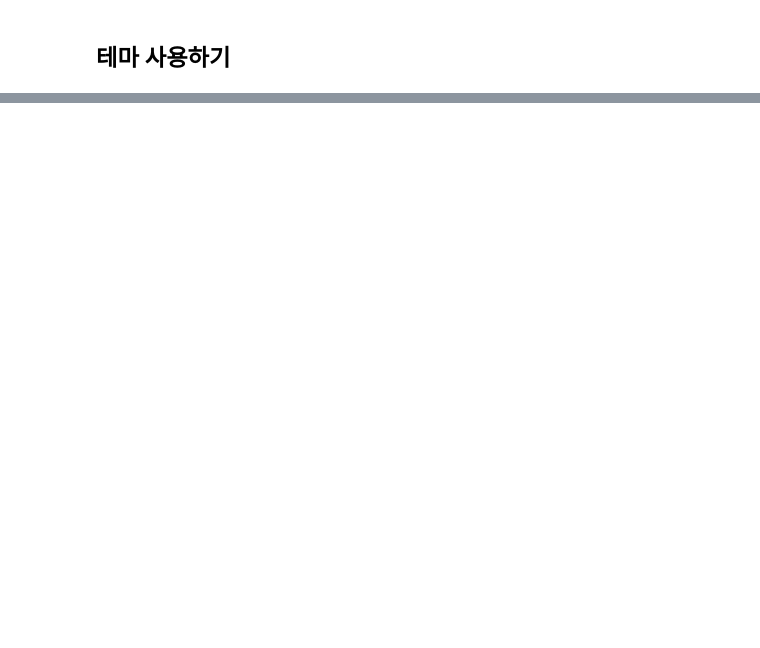
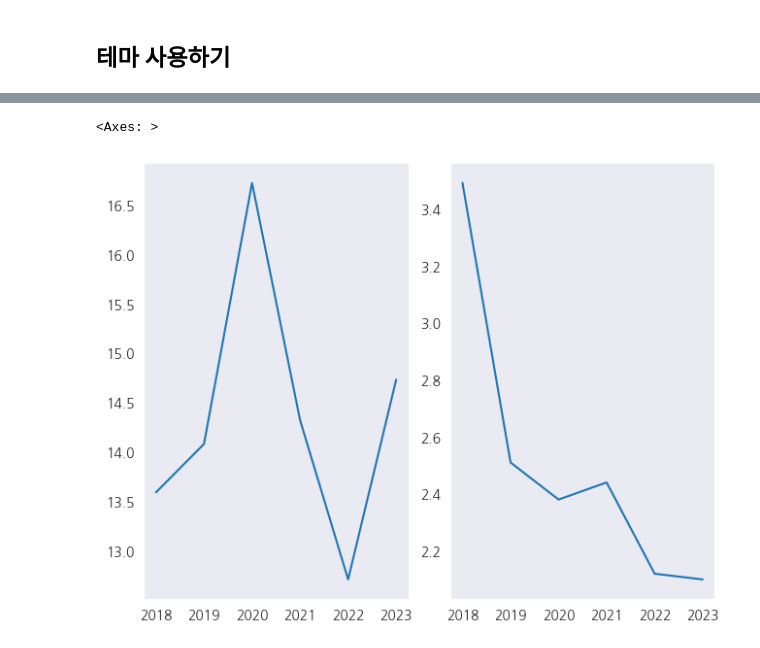
Before and after one commit to moonwonkim-a/Sesac, a Jupyter notebook: 12_pandas/data_visualizatio/0-1_seaborn.ipynb, the cells around one changed output, grey strips where cells are left out. Saved outputs shown, nothing was run; the diff lists cells and outputs as text; code cells hidden in the pictures; blank space fills up the shorter version.

```diff
--- a/12_pandas/data_visualizatio/0-1_seaborn.ipynb
+++ b/12_pandas/data_visualizatio/0-1_seaborn.ipynb
@@ -44,0 +66,8 @@ AttributeError: 'str' object has no attribute 'items'
+# %%
+fig, (ax1, ax2) = plt.subplots(1,2, constrained_layout=True)
+
+sns.lineplot(x=year, y=C, ax=ax1)
+sns.lineplot(x=year, y=JS, ax=ax2)
+# %% [output]
+<Axes: >
+[figure, added]
```
Also changed, not shown: parts of 8 cells of this notebook, 22 other files.
